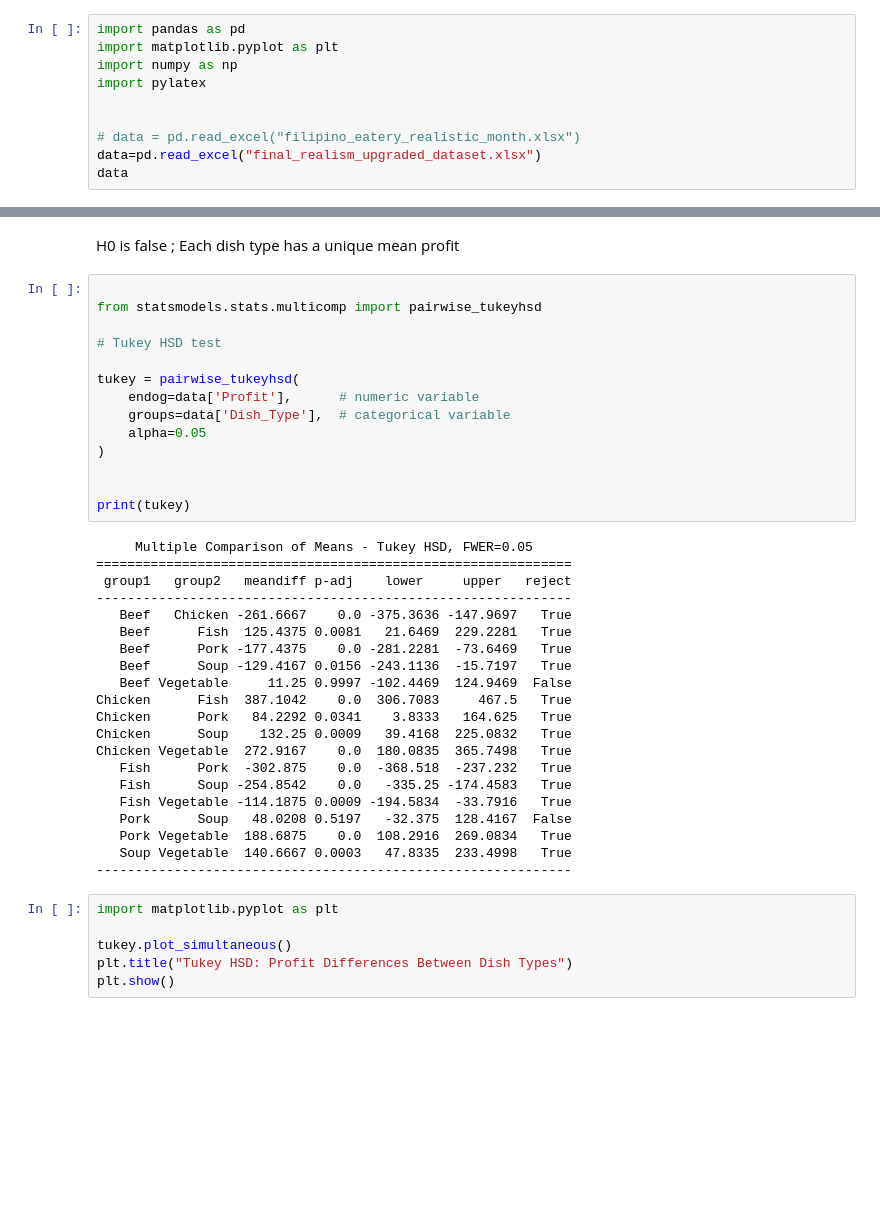
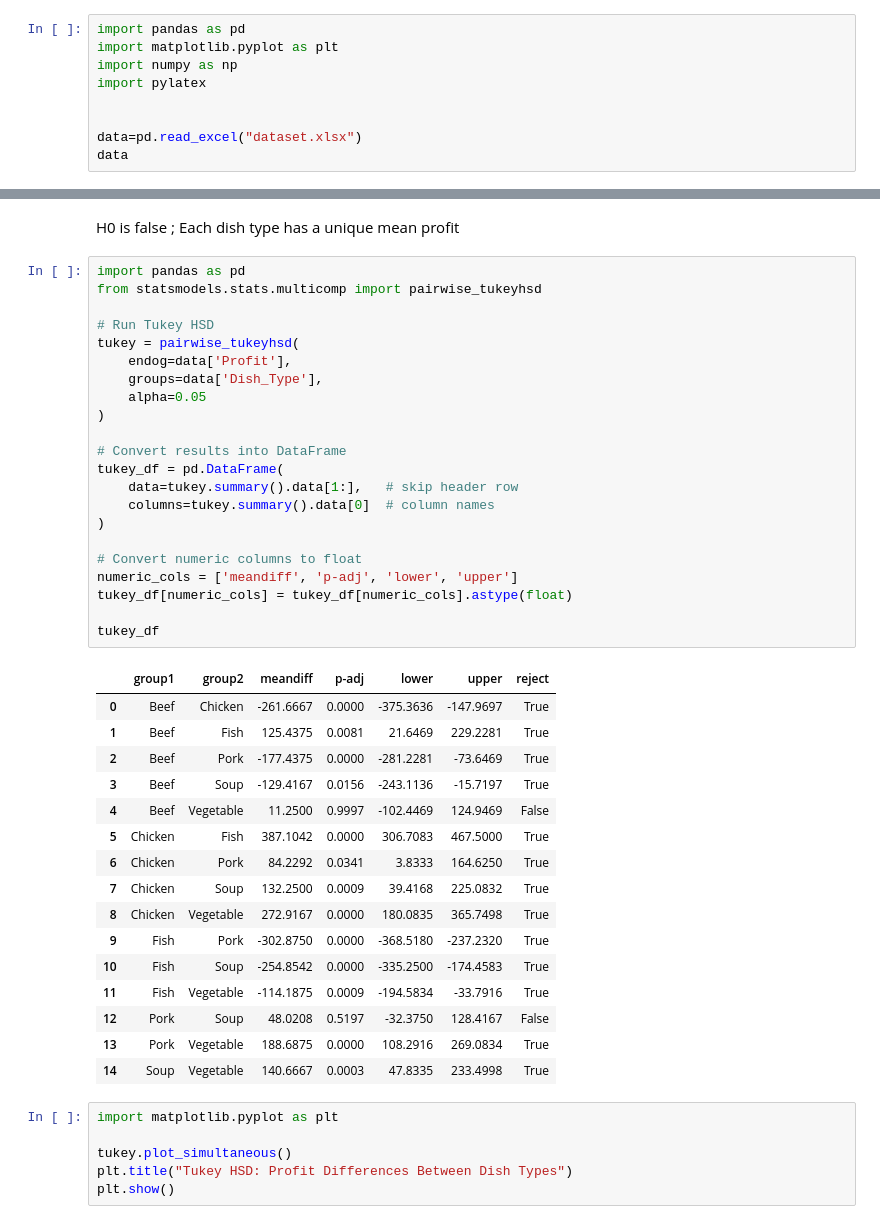
Before and after one commit to baldeoJV/CCDATS1L_PROJECT, a Jupyter notebook: main.ipynb, the cells around one changed output, grey strips where cells are left out. Cells and saved outputs as stored; diff of their text form; blank space fills up the shorter version.

```diff
--- a/main.ipynb
+++ b/main.ipynb
@@ -9,8 +9,7 @@ import numpy as np
 import pylatex
 
 
-# data = pd.read_excel("filipino_eatery_realistic_month.xlsx")
-data=pd.read_excel("final_realism_upgraded_dataset.xlsx")
+data=pd.read_excel("dataset.xlsx")
 data
 # %% [output]
 |  | Date | Day | Dish | Dish_Type | Cost_PHP | Price_PHP | Total_Serving | Sold | Unsold | Revenue | ... |
@@ -499,40 +498,44 @@ p-value: 5.383500408599847e-35
 # %% [markdown]
 H0 is false ; Each dish type has a unique mean profit
 # %%
-
+import pandas as pd
 from statsmodels.stats.multicomp import pairwise_tukeyhsd
 
-# Tukey HSD test
-
+# Run Tukey HSD
 tukey = pairwise_tukeyhsd(
-    endog=data['Profit'],      # numeric variable
-    groups=data['Dish_Type'],  # categorical variable
+    endog=data['Profit'],
+    groups=data['Dish_Type'],
     alpha=0.05
 )
 
+# Convert results into DataFrame
+tukey_df = pd.DataFrame(
+    data=tukey.summary().data[1:],   # skip header row
+    columns=tukey.summary().data[0]  # column names
+)
 
-print(tukey)
+# Convert numeric columns to float
+numeric_cols = ['meandiff', 'p-adj', 'lower', 'upper']
+tukey_df[numeric_cols] = tukey_df[numeric_cols].astype(float)
+
+tukey_df
 # %% [output]
-     Multiple Comparison of Means - Tukey HSD, FWER=0.05
-=============================================================
- group1   group2   meandiff p-adj    lower     upper   reject
--------------------------------------------------------------
-   Beef   Chicken -261.6667    0.0 -375.3636 -147.9697   True
-   Beef      Fish  125.4375 0.0081   21.6469  229.2281   True
-   Beef      Pork -177.4375    0.0 -281.2281  -73.6469   True
-   Beef      Soup -129.4167 0.0156 -243.1136  -15.7197   True
-   Beef Vegetable     11.25 0.9997 -102.4469  124.9469  False
-Chicken      Fish  387.1042    0.0  306.7083     467.5   True
-Chicken      Pork   84.2292 0.0341    3.8333   164.625   True
-Chicken      Soup    132.25 0.0009   39.4168  225.0832   True
-Chicken Vegetable  272.9167    0.0  180.0835  365.7498   True
-   Fish      Pork  -302.875    0.0  -368.518  -237.232   True
-   Fish      Soup -254.8542    0.0   -335.25 -174.4583   True
-   Fish Vegetable -114.1875 0.0009 -194.5834  -33.7916   True
-   Pork      Soup   48.0208 0.5197   -32.375  128.4167  False
-   Pork Vegetable  188.6875    0.0  108.2916  269.0834   True
-   Soup Vegetable  140.6667 0.0003   47.8335  233.4998   True
--------------------------------------------------------------
+|  | group1 | group2 | meandiff | p-adj | lower | upper | reject |
+| 0 | Beef | Chicken | -261.6667 | 0.0000 | -375.3636 | -147.9697 | True |
+| 1 | Beef | Fish | 125.4375 | 0.0081 | 21.6469 | 229.2281 | True |
+| 2 | Beef | Pork | -177.4375 | 0.0000 | -281.2281 | -73.6469 | True |
+| 3 | Beef | Soup | -129.4167 | 0.0156 | -243.1136 | -15.7197 | True |
+| 4 | Beef | Vegetable | 11.2500 | 0.9997 | -102.4469 | 124.9469 | False |
+| 5 | Chicken | Fish | 387.1042 | 0.0000 | 306.7083 | 467.5000 | True |
+| 6 | Chicken | Pork | 84.2292 | 0.0341 | 3.8333 | 164.6250 | True |
+| 7 | Chicken | Soup | 132.2500 | 0.0009 | 39.4168 | 225.0832 | True |
+| 8 | Chicken | Vegetable | 272.9167 | 0.0000 | 180.0835 | 365.7498 | True |
+| 9 | Fish | Pork | -302.8750 | 0.0000 | -368.5180 | -237.2320 | True |
+| 10 | Fish | Soup | -254.8542 | 0.0000 | -335.2500 | -174.4583 | True |
+| 11 | Fish | Vegetable | -114.1875 | 0.0009 | -194.5834 | -33.7916 | True |
+| 12 | Pork | Soup | 48.0208 | 0.5197 | -32.3750 | 128.4167 | False |
+| 13 | Pork | Vegetable | 188.6875 | 0.0000 | 108.2916 | 269.0834 | True |
+| 14 | Soup | Vegetable | 140.6667 | 0.0003 | 47.8335 | 233.4998 | True |
 # %%
 import matplotlib.pyplot as plt
 
```
Also changed, not shown: parts of 1 cell of this notebook, 3 other files.
